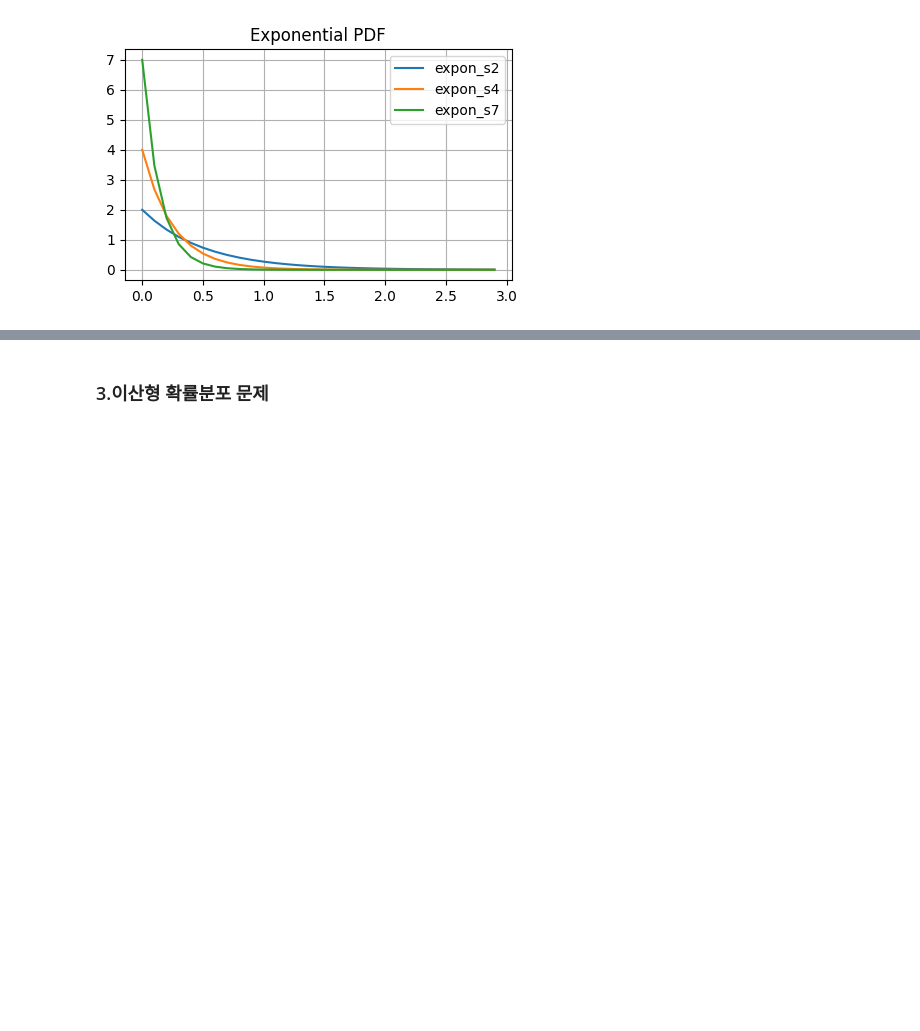
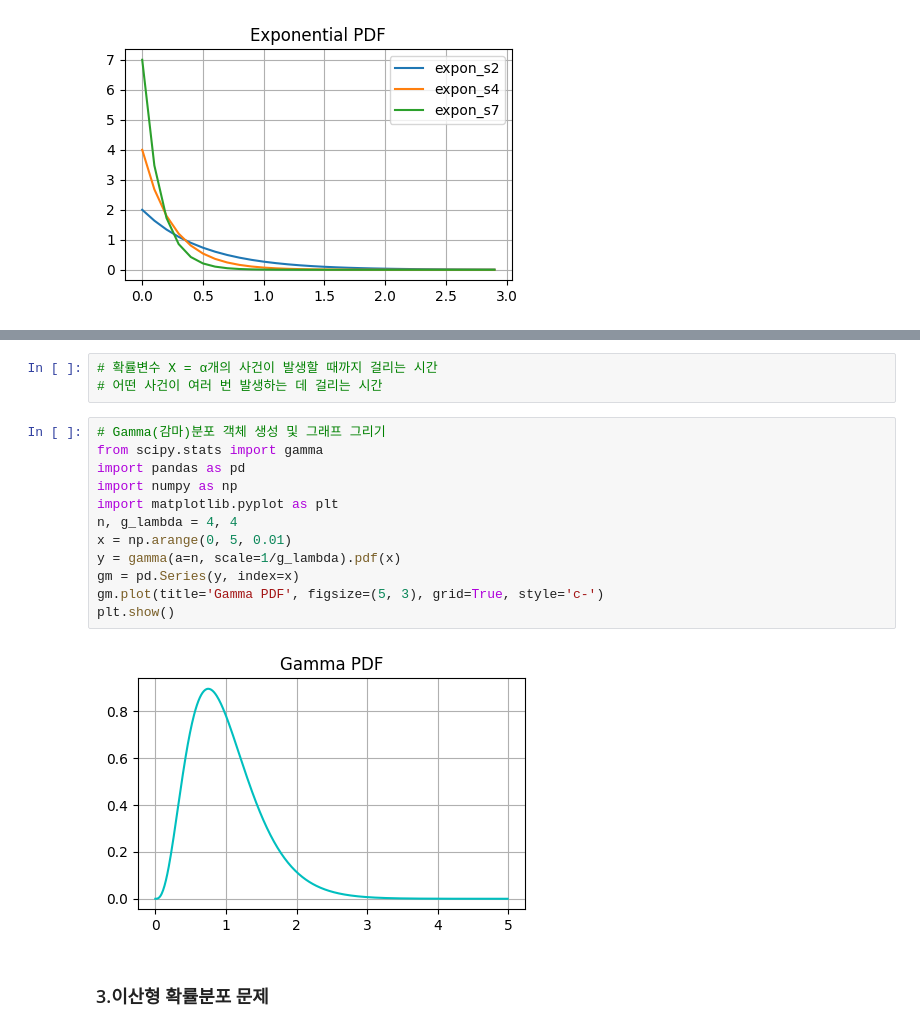
Before and after one commit to localtic/bigdata, a Jupyter notebook: Bigdata_S5_Scipy라이브러리_LAB.ipynb, the cells around one changed output, grey strips where cells are left out. Cells and saved outputs as stored; diff of their text form; blank space fills up the shorter version.

```diff
--- a/Bigdata_S5_Scipy라이브러리_LAB.ipynb
+++ b/Bigdata_S5_Scipy라이브러리_LAB.ipynb
@@ -290,3 +292,20 @@ plt.show()
+# %%
+# 확률변수 X = α개의 사건이 발생할 때까지 걸리는 시간
+# 어떤 사건이 여러 번 발생하는 데 걸리는 시간
+# %%
+# Gamma(감마)분포 객체 생성 및 그래프 그리기
+from scipy.stats import gamma
+import pandas as pd
+import numpy as np
+import matplotlib.pyplot as plt
+n, g_lambda = 4, 4
+x = np.arange(0, 5, 0.01)
+y = gamma(a=n, scale=1/g_lambda).pdf(x)
+gm = pd.Series(y, index=x)
+gm.plot(title='Gamma PDF', figsize=(5, 3), grid=True, style='c-')
+plt.show()
+# %% [output]
+[figure, added]
 # %% [markdown]
 ### 3.이산형 확률분포 문제
 # %% [markdown]
```
Also changed, not shown: parts of 9 cells of this notebook.
